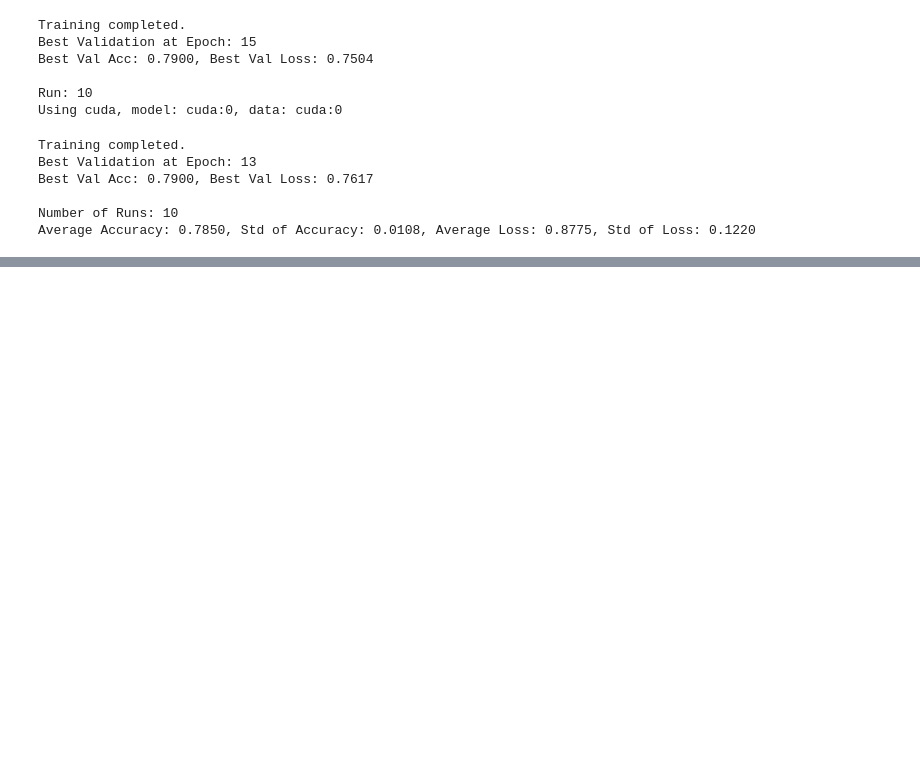
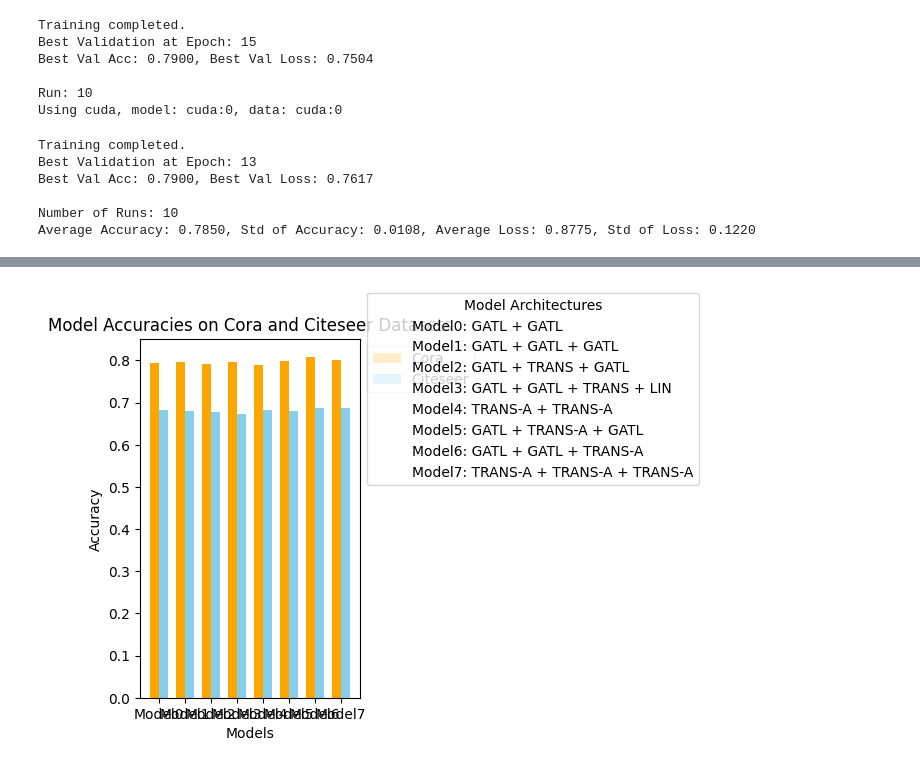
Before and after one commit to kiwi1236/cora, a Jupyter notebook: cora.ipynb, the cells around one changed output, grey strips where cells are left out. Drawn from its saved outputs; the diff is of its cells as text; code cells hidden in the pictures; blank space fills up the shorter version.

```diff
--- a/cora.ipynb
+++ b/cora.ipynb
@@ -881,0 +940,45 @@ Average Accuracy: 0.7850, Std of Accuracy: 0.0108, Average Loss: 0.8775, Std of
+# %%
+import matplotlib.pyplot as plt
+import numpy as np
+from matplotlib.patches import Patch
+
+# Your existing data and plotting code
+models = ["Model0", "Model1", "Model2", "Model3", "Model4", "Model5", "Model6", "Model7"]
+architectures = ["GATL + GATL", "GATL + GATL + GATL", "GATL + TRANS + GATL", "GATL + GATL + TRANS + LIN",
+                 "TRANS-A + TRANS-A", "GATL + TRANS-A + GATL", "GATL + GATL + TRANS-A", "TRANS-A + TRANS-A + TRANS-A"]
+cora_accuracies = [0.7934, 0.7957, 0.7923, 0.7969, 0.7899, 0.7984, 0.8091, 0.8001]
+citeseer_accuracies = [0.6828, 0.6799, 0.6774, 0.6740, 0.6835, 0.6788, 0.6871, 0.6875]
+
+x = np.arange(len(models))  # the label locations
+width = 0.35  # the width of the bars
+
+fig, ax = plt.subplots()
+bars1 = ax.bar(x - width/2, cora_accuracies, width, label='Cora', color='orange')
+bars2 = ax.bar(x + width/2, citeseer_accuracies, width, label='Citeseer', color='skyblue')
+
+ax.set_xlabel('Models')
+ax.set_ylabel('Accuracy')
+ax.set_title('Model Accuracies on Cora and Citeseer Datasets')
+ax.set_xticks(x)
+ax.set_xticklabels(models)
+
+# Original legend for the bars
+legend1 = ax.legend(loc='best', bbox_to_anchor=(1, 1))
+
+# Create a list of patches for the architecture legend
+architecture_patches = [Patch(facecolor='none', edgecolor='none', label=f'{model}: {arch}')
+                        for model, arch in zip(models, architectures)]
+
+# Add the architecture legend to the plot
+legend2 = ax.legend(handles=architecture_patches, loc='best', bbox_to_anchor=(1, 1.15), title="Model Architectures")
+
+# Manually add the first legend back
+ax.add_artist(legend1)
+
+# Adjust layout
+plt.tight_layout()
+
+# Show the plot
+plt.show()
+# %% [output]
+[figure, added]
```
Also changed, not shown: parts of 1 cell of this notebook.
